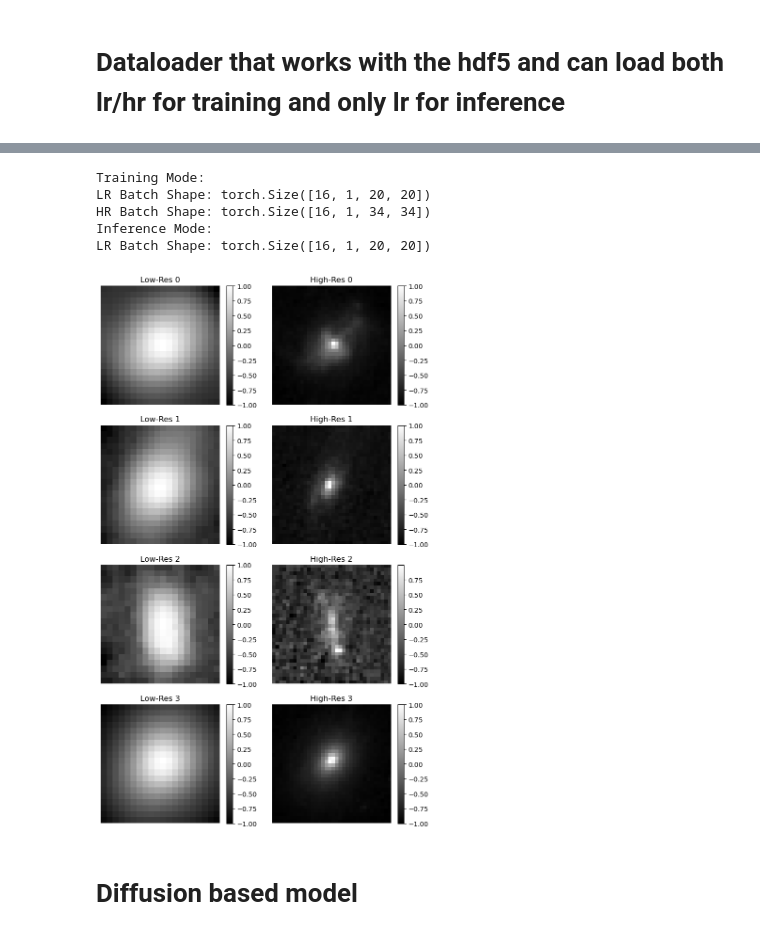
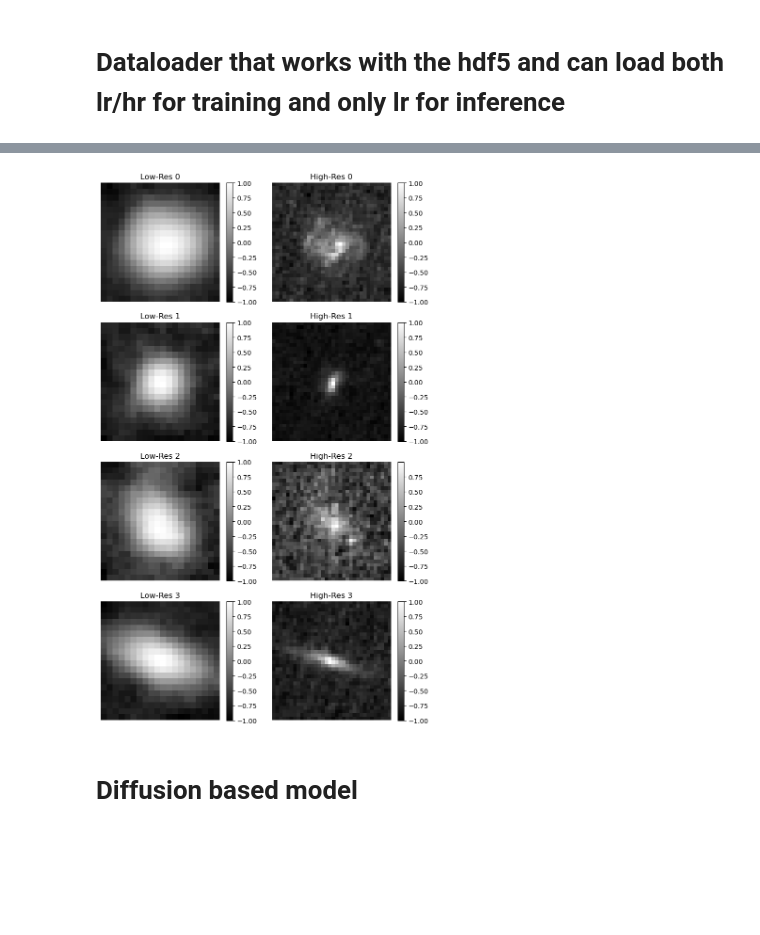
Before and after one commit to xoubish/superNISP, a Jupyter notebook: code/diffusion_test.ipynb, the cells around one changed output, grey strips where cells are left out. Cells and saved outputs as stored; diff of their text form; code cells hidden in the pictures; blank space fills up the shorter version.

Commit message:
split dataloader

```diff
--- a/code/diffusion_test.ipynb
+++ b/code/diffusion_test.ipynb
@@ -164,60 +148,39 @@ class SuperResolutionDataset(Dataset):
-# %%
-# Training with LR and HR
-dataset = SuperResolutionDataset("../data/Nisp_train.hdf5", "../data/Nircam_train.hdf5")
-dataloader = DataLoader(dataset, batch_size=16, shuffle=True)
-
-# Get a batch for training
-lr_batch, hr_batch = next(iter(dataloader))
-print("Training Mode:")
-print("LR Batch Shape:", lr_batch.shape)  # (16, 1, 20, 20)
-print("HR Batch Shape:", hr_batch.shape)  # (16, 1, 36, 36)
-
-# Inference with only LR
-dataset = SuperResolutionDataset("../data/Nisp_train.hdf5", inference_mode=True)
-dataloader = DataLoader(dataset, batch_size=16, shuffle=False)
-
-# Get a batch for inference
-lr_batch = next(iter(dataloader))  # Only LR images
-print("Inference Mode:")
-print("LR Batch Shape:", lr_batch.shape)  # (16, 1, 20, 20)
-# %% [output]
-Training Mode:
-LR Batch Shape: torch.Size([16, 1, 20, 20])
-HR Batch Shape: torch.Size([16, 1, 34, 34])
-Inference Mode:
-LR Batch Shape: torch.Size([16, 1, 20, 20])
 # %%
-# Load the dataset
-dataset = SuperResolutionDataset("../data/Nisp_train.hdf5", "../data/Nircam_train.hdf5")
-dataloader = DataLoader(dataset, batch_size=16, shuffle=True)
+# Define dataset paths
+lr_hdf5_path = "../data/Nisp_train.hdf5"
+hr_hdf5_path = "../data/Nircam_train.hdf5"
 
-# Fetch a batch
-lr_batch, hr_batch = next(iter(dataloader))
+# Load Training Dataset (set split="train" explicitly)
+train_dataset = SuperResolutionDataset(lr_hdf5_path, hr_hdf5_path, split="train")
+train_loader = DataLoader(train_dataset, batch_size=16, shuffle=True)
 
-# Convert tensors to NumPy
+# Fetch a batch from the training dataset
+lr_batch, hr_batch = next(iter(train_loader))
+
+# Convert tensors to NumPy for visualization
 lr_batch_np = lr_batch.squeeze().cpu().numpy()  # Shape: (16, 20, 20)
 hr_batch_np = hr_batch.squeeze().cpu().numpy()  # Shape: (16, 34, 34)
 
 # Plot first 4 samples
 fig, axes = plt.subplots(4, 2, figsize=(8, 12))
 
 for i in range(4):
     # Low-Res Image
     img1 = axes[i, 0].imshow(lr_batch_np[i], cmap='gray')
     axes[i, 0].set_title(f"Low-Res {i}")
     axes[i, 0].axis("off")
     fig.colorbar(img1, ax=axes[i, 0], fraction=0.046, pad=0.04)  # Add colorbar
 
     # High-Res Image
     img2 = axes[i, 1].imshow(hr_batch_np[i], cmap='gray')
     axes[i, 1].set_title(f"High-Res {i}")
     axes[i, 1].axis("off")
     fig.colorbar(img2, ax=axes[i, 1], fraction=0.046, pad=0.04)  # Add colorbar
 
 plt.tight_layout()
 plt.show()
 # %% [output]
-[figure, old version]
+[figure, new version]
 # %% [markdown]
 # Diffusion based model
 # %%
```
Also changed, not shown: parts of 11 cells of this notebook, 3 other files.
